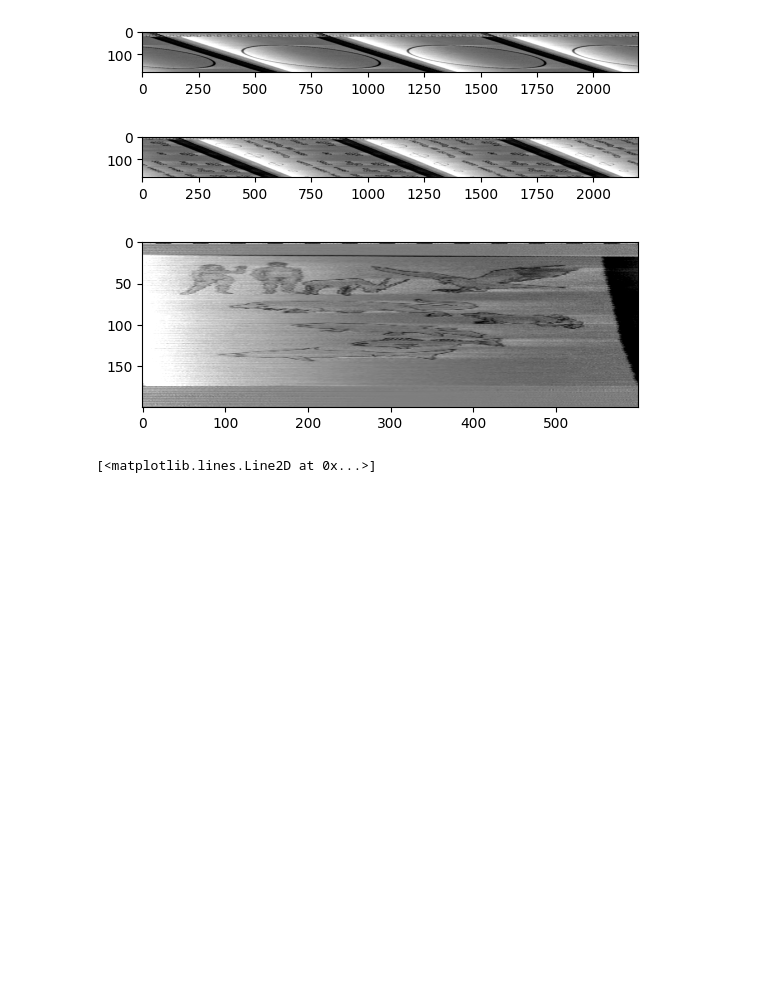
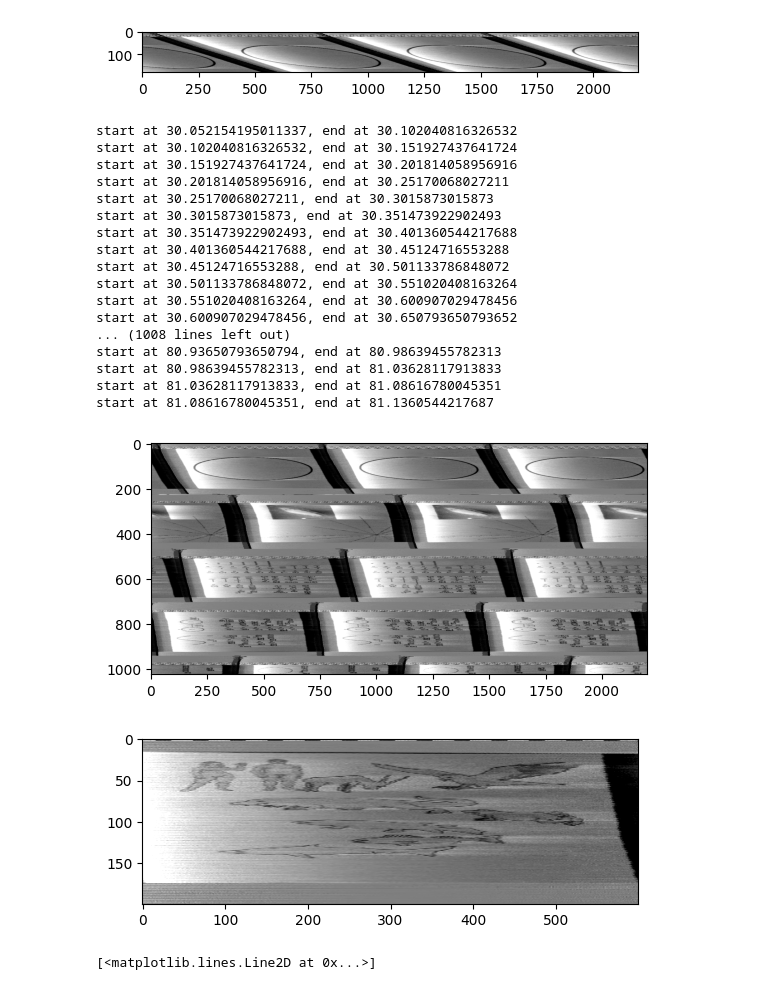
Before and after one commit to dolevazrad/Voyager_Golden_Record, a Jupyter notebook: main_2.ipynb, the cells around one changed output. Saved outputs shown, nothing was run; the diff lists cells and outputs as text; code cells hidden in the pictures; blank space fills up the shorter version.

```diff
--- a/main_2.ipynb
+++ b/main_2.ipynb
@@ -200,44 +199,62 @@ start at 38.88208616780045, end at 38.93197278911565
 start at 38.93197278911565, end at 38.981859410430836
 start at 38.981859410430836, end at 39.03174603174603
 [figure]
+# %%
+from scipy.signal import butter, filtfilt
+image_data = []
+window_size = 2200
+line_hz = samplerate / window_size
+nyquist = samplerate / 2
+Wn = line_hz / nyquist
+adjust_offset = window_size/(3.8*220)
+offset = samplerate*30 +2300
+for index in range(1024):
+    window = data[offset+index*window_size + int(adjust_offset*index):offset+(index+1)*window_size + int(adjust_offset*index)]
+    print(f"start at {(offset+index*window_size)/samplerate}, end at {(offset+(index+1)*window_size)/samplerate}  ")
+    b, a = butter(3, Wn, 'highpass',analog='false')
+    x = filtfilt(b, a, window)
+    x = np.clip(x,-2500,2500)
+    image_data.append(-0.5*x[0:window_size])
+plt.imshow(image_data,cmap="gray")
+plt.show()
+# %% [output]
+start at 30.052154195011337, end at 30.102040816326532
+start at 30.102040816326532, end at 30.151927437641724
+start at 30.151927437641724, end at 30.201814058956916
+start at 30.201814058956916, end at 30.25170068027211
+start at 30.25170068027211, end at 30.3015873015873
+start at 30.3015873015873, end at 30.351473922902493
+start at 30.351473922902493, end at 30.401360544217688
+start at 30.401360544217688, end at 30.45124716553288
+start at 30.45124716553288, end at 30.501133786848072
+start at 30.501133786848072, end at 30.551020408163264
+start at 30.551020408163264, end at 30.600907029478456
+start at 30.600907029478456, end at 30.650793650793652
+... (1008 lines left out)
+start at 80.93650793650794, end at 80.98639455782313
+start at 80.98639455782313, end at 81.03628117913833
+start at 81.03628117913833, end at 81.08616780045351
+start at 81.08616780045351, end at 81.1360544217687
+[figure, added]
 # %%
 from scipy.signal import butter, filtfilt
 image_data = []
-scan_width = 2200
-line_hz = samplerate / scan_width
+window_size = 2200
+line_hz = samplerate / window_size
 nyquist = samplerate / 2
 Wn = line_hz / nyquist
 adjust_offset = 0
-for scan in range(180):
-    offset = samplerate*90 +2300
-    window = data[offset+scan*scan_width:offset+2200+scan*scan_width]
+for index in range(200):
+    offset = int(samplerate*899.0) +2300
+    window = data[offset+index*window_size:offset+2200+index*window_size]
     b, a = butter(3, Wn, 'highpass',analog='false')
     x = filtfilt(b, a, window)
     x = np.clip(x,-2500,2500)
-    image_data.append(-0.5*x[1:2200])
+    image_data.append(-0.5*x[800:1400])
 plt.imshow(image_data,cmap="gray")
 plt.show()
 # %% [output]
-[figure, old version]
+[figure, new version]
-# %%
-from scipy.signal import butter, filtfilt
-image_data = []
-scan_width = 2200
-line_hz = samplerate / scan_width
-nyquist = samplerate / 2
-Wn = line_hz / nyquist
-adjust_offset = 0
-for scan in range(200):
-    offset = int(samplerate*899.0) +2300
-    window = data[offset+scan*scan_width:offset+2200+scan*scan_width]
-    b, a = butter(3, Wn, 'highpass',analog='false')
-    x = filtfilt(b, a, window)
-    x = np.clip(x,-2500,2500)
-    image_data.append(-0.5*x[800:1400])
-plt.imshow(image_data,cmap="gray")
-plt.show()
-# %% [output]
-[figure, removed]
 # %%
 #plt.plot(range(len(x)), x[:], label="Left channel")
 from scipy.signal import savgol_filter
```
Also changed, not shown: parts of 5 cells of this notebook, 1 other file.
